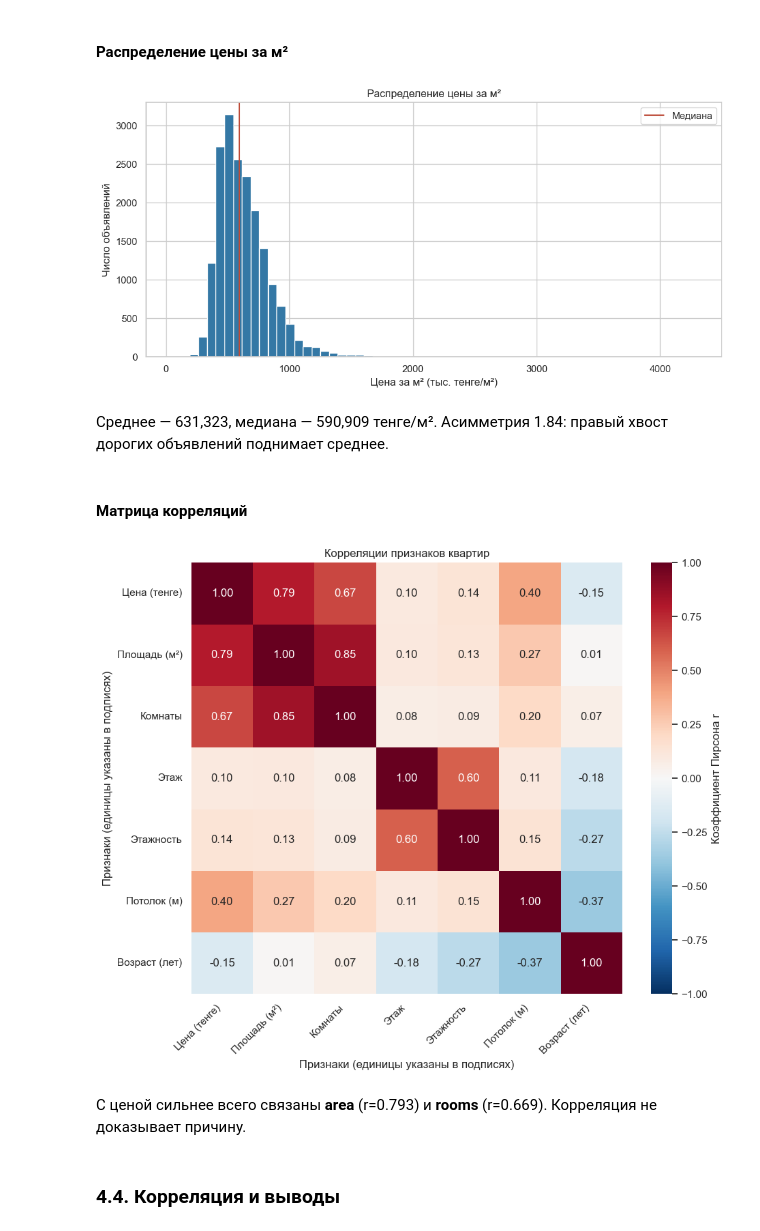
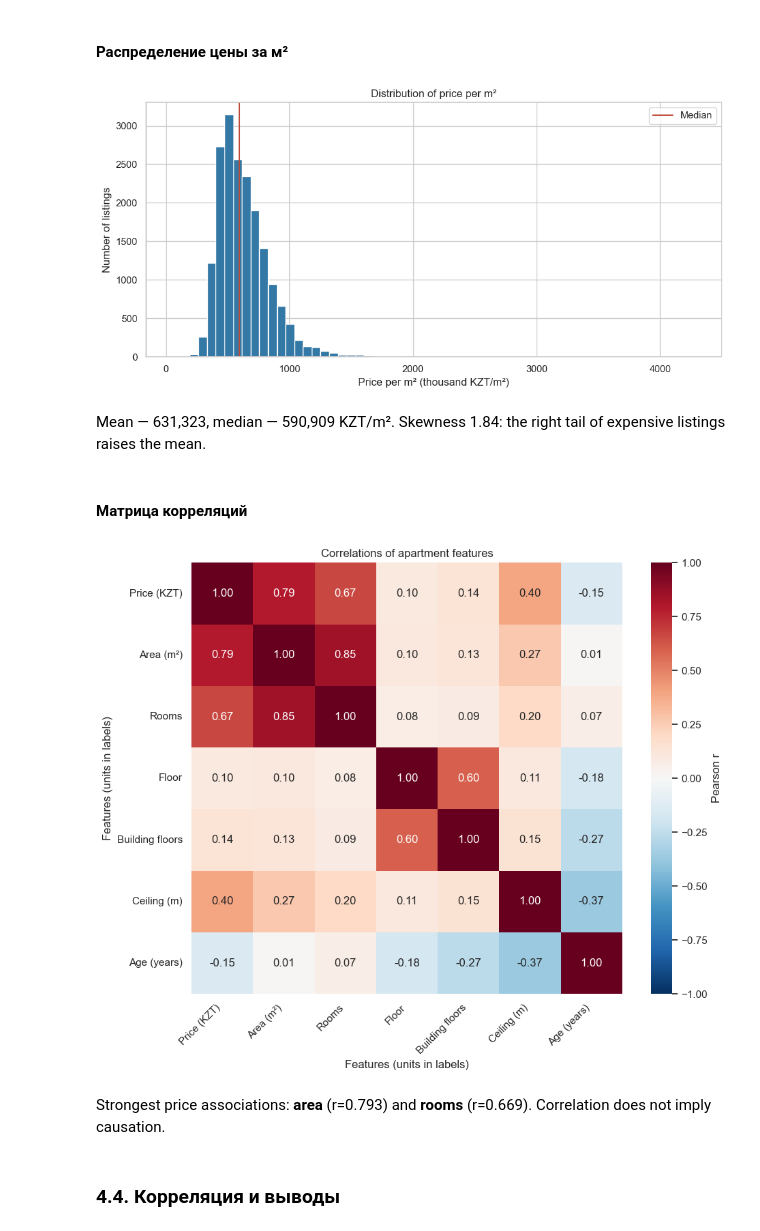
Before and after one commit to zhek1chann/pda, a Jupyter notebook: assignment_2/tasks_3_4_pandas.ipynb, the cells around one changed output. Saved outputs shown, nothing was run; the diff lists cells and outputs as text; code cells hidden in the pictures.

```diff
--- a/assignment_2/tasks_3_4_pandas.ipynb
+++ b/assignment_2/tasks_3_4_pandas.ipynb
@@ -527,46 +516,44 @@ display(Markdown(f"Медиана двухкомнатных — {room_summary.l
 # %% [markdown]
 #### Распределение цены за м²
 # %%
-# Гистограмма показывает частоты
 fig, ax = plt.subplots(figsize=(10, 5))
 ax.hist(apartments.price_per_m2 / 1000, bins=60, color="#3478a5", edgecolor="white")
-ax.axvline(apartments.price_per_m2.median() / 1000, color="#bd4b39", label="Медиана")
-ax.set(title="Распределение цены за м²", xlabel="Цена за м² (тыс. тенге/м²)",
-       ylabel="Число объявлений")
+ax.axvline(apartments.price_per_m2.median() / 1000, color="#bd4b39", label="Median")
+ax.set(title="Distribution of price per m²", xlabel="Price per m² (thousand KZT/m²)",
+       ylabel="Number of listings")
 ax.legend()
 plt.tight_layout()
 plt.show()
-display(Markdown(f"Среднее — {apartments.price_per_m2.mean():,.0f}, "
-    f"медиана — {apartments.price_per_m2.median():,.0f} тенге/м². "
-    f"Асимметрия {apartments.price_per_m2.skew():.2f}: правый хвост дорогих объявлений поднимает среднее."))
+display(Markdown(f"Mean — {apartments.price_per_m2.mean():,.0f}, "
+    f"median — {apartments.price_per_m2.median():,.0f} KZT/m². "
+    f"Skewness {apartments.price_per_m2.skew():.2f}: the right tail of expensive listings raises the mean."))
 # %% [output]
-[figure, old version]
+[figure, new version]
-Среднее — 631,323, медиана — 590,909 тенге/м². Асимметрия 1.84: правый хвост дорогих объявлений поднимает среднее.
+Mean — 631,323, median — 590,909 KZT/m². Skewness 1.84: the right tail of expensive listings raises the mean.
 # %% [markdown]
 #### Матрица корреляций
 # %%
-# Расчёт и вывод результата.
 correlation_columns = ["price", "area", "rooms", "floor", "total_floors", "ceiling_m", "building_age"]
 correlation_matrix = apartments[correlation_columns].corr()
-plot_labels = ["Цена (тенге)", "Площадь (м²)", "Комнаты", "Этаж", "Этажность", "Потолок (м)", "Возраст (лет)"]
+plot_labels = ["Price (KZT)", "Area (m²)", "Rooms", "Floor", "Building floors", "Ceiling (m)", "Age (years)"]
 fig, ax = plt.subplots(figsize=(10, 8))
 sns.heatmap(correlation_matrix, annot=True, fmt=".2f", cmap="RdBu_r", vmin=-1, vmax=1,
             center=0, square=True, xticklabels=plot_labels, yticklabels=plot_labels,
-            cbar_kws={"label": "Коэффициент Пирсона r"}, ax=ax)
-ax.set(title="Корреляции признаков квартир", xlabel="Признаки (единицы указаны в подписях)",
-       ylabel="Признаки (единицы указаны в подписях)")
+            cbar_kws={"label": "Pearson r"}, ax=ax)
+ax.set(title="Correlations of apartment features", xlabel="Features (units in labels)",
+       ylabel="Features (units in labels)")
 plt.xticks(rotation=45, ha="right")
 plt.yticks(rotation=0)
 plt.tight_layout()
 plt.show()
 price_correlations = correlation_matrix["price"].drop("price")
 ranked_correlations = price_correlations.loc[price_correlations.abs().sort_values(ascending=False).index]
-display(Markdown(f"С ценой сильнее всего связаны **{ranked_correlations.index[0]}** "
-    f"(r={ranked_correlations.iloc[0]:.3f}) и **{ranked_correlations.index[1]}** "
-    f"(r={ranked_correlations.iloc[1]:.3f}). Корреляция не доказывает причину."))
+display(Markdown(f"Strongest price associations: **{ranked_correlations.index[0]}** "
+    f"(r={ranked_correlations.iloc[0]:.3f}) and **{ranked_correlations.index[1]}** "
+    f"(r={ranked_correlations.iloc[1]:.3f}). Correlation does not imply causation."))
 # %% [output]
-[figure, old version]
+[figure, new version]
-С ценой сильнее всего связаны **area** (r=0.793) и **rooms** (r=0.669). Корреляция не доказывает причину.
+Strongest price associations: **area** (r=0.793) and **rooms** (r=0.669). Correlation does not imply causation.
 # %% [markdown]
 ### 4.4. Корреляция и выводы
 # %%
```
Also changed, not shown: parts of 13 cells of this notebook, 2 other files.
